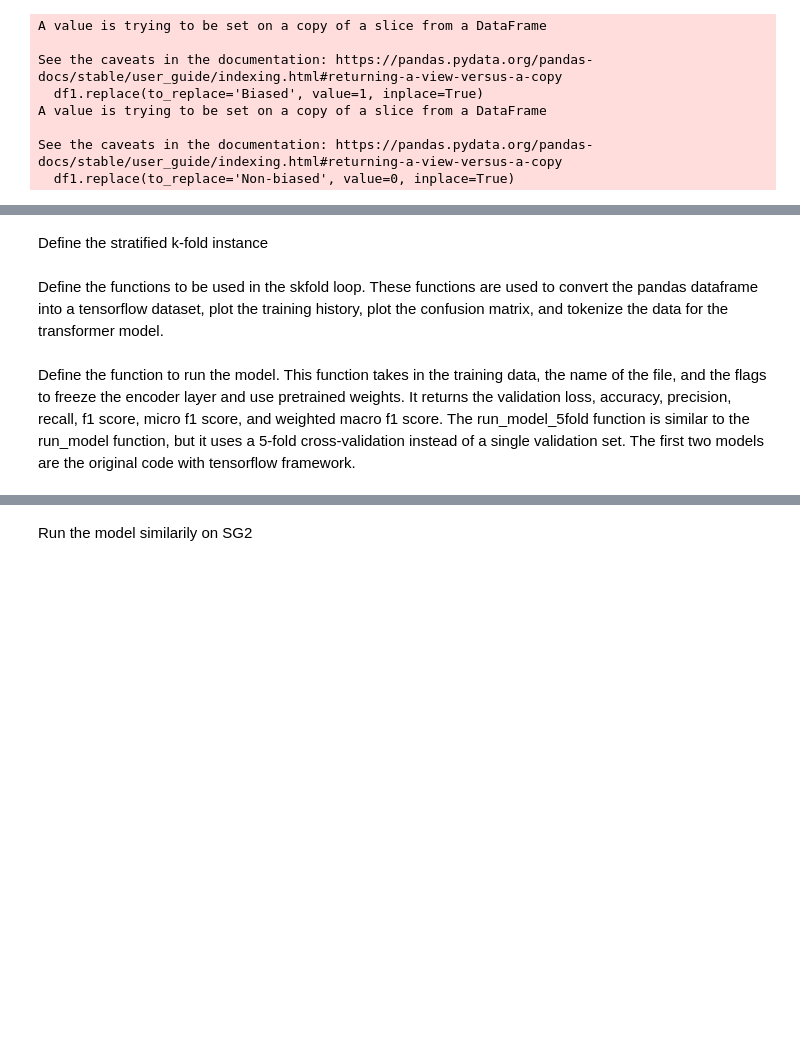
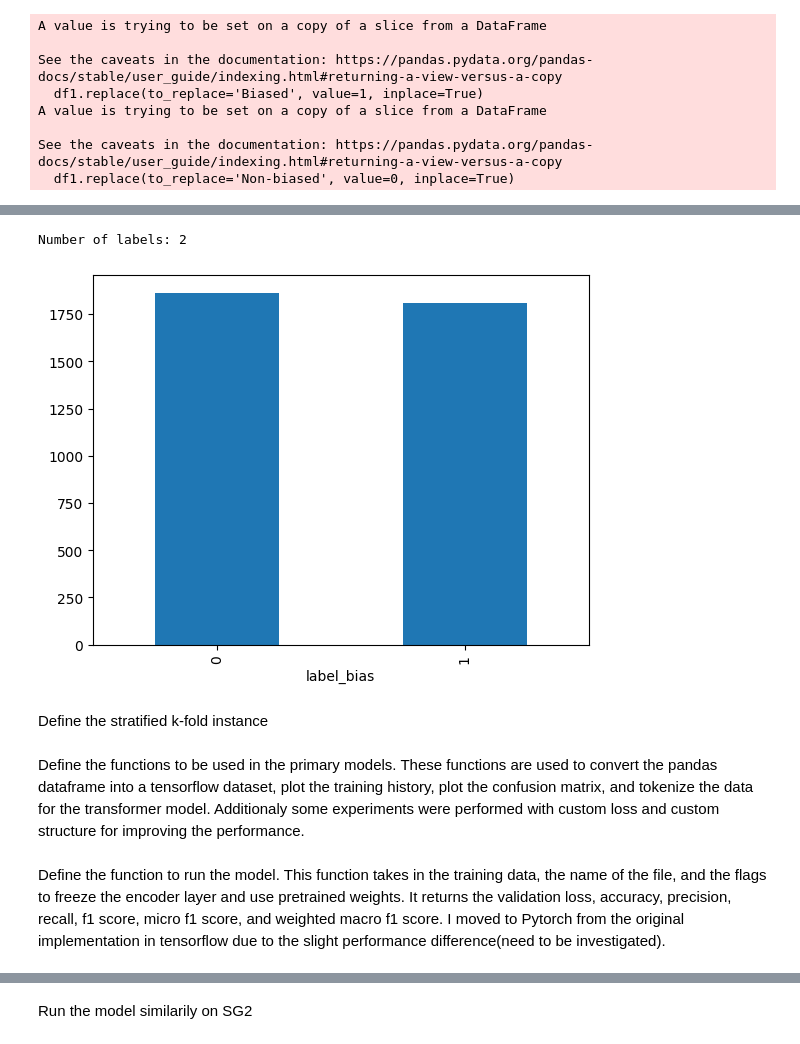
Before and after one commit to Hirbod-JORFlint/LLM-on-News-Bias-detection, a Jupyter notebook: finetune/finetuning.ipynb, the cells around one changed output, grey strips where cells are left out. Drawn from its saved outputs; the diff is of its cells as text; code cells hidden in the pictures; blank space fills up the shorter version.

```diff
--- a/finetune/finetuning.ipynb
+++ b/finetune/finetuning.ipynb
@@ -153,10 +148,18 @@ df2.replace(to_replace='Non-biased', value=0, inplace=True)
+# %%
+# plot labels
+df2['label_bias'].value_counts().plot(kind='bar')
+num_labels = len(df2['label_bias'].unique())
+print("Number of labels:", num_labels)
+# %% [output]
+Number of labels: 2
+[figure, added]
 # %% [markdown]
 Define the stratified k-fold instance
 # %%
 # Stratified k-Fold instance
 skfold = StratifiedKFold(n_splits=5, shuffle=True, random_state=42)
 # %% [markdown]
-Define the functions to be used in the skfold loop. These functions are used to convert the pandas dataframe into a tensorflow dataset, plot the training history, plot the confusion matrix, and tokenize the data for the transformer model.
+Define the functions to be used in the primary models. These functions are used to convert the pandas dataframe into a tensorflow dataset, plot the training history, plot the confusion matrix, and tokenize the data for the transformer model. Additionaly some experiments were performed with custom loss and custom structure for improving the performance.
 # %%
 # helper functions called in skfold loop
 
@@ -251,3 +338,3 @@ class CustomModel(nn.Module):
 # %% [markdown]
-Define the function to run the model. This function takes in the training data, the name of the file, and the flags to freeze the encoder layer and use pretrained weights. It returns the validation loss, accuracy, precision, recall, f1 score, micro f1 score, and weighted macro f1 score. The run_model_5fold function is similar to the run_model function, but it uses a 5-fold cross-validation instead of a single validation set.
-The first two models are the original code with tensorflow framework.
+Define the function to run the model. This function takes in the training data, the name of the file, and the flags to freeze the encoder layer and use pretrained weights. It returns the validation loss, accuracy, precision, recall, f1 score, micro f1 score, and weighted macro f1 score.
+I moved to Pytorch from the original implementation in tensorflow due to the slight performance difference(need to be investigated).
```
Also changed, not shown: parts of 81 cells of this notebook.
